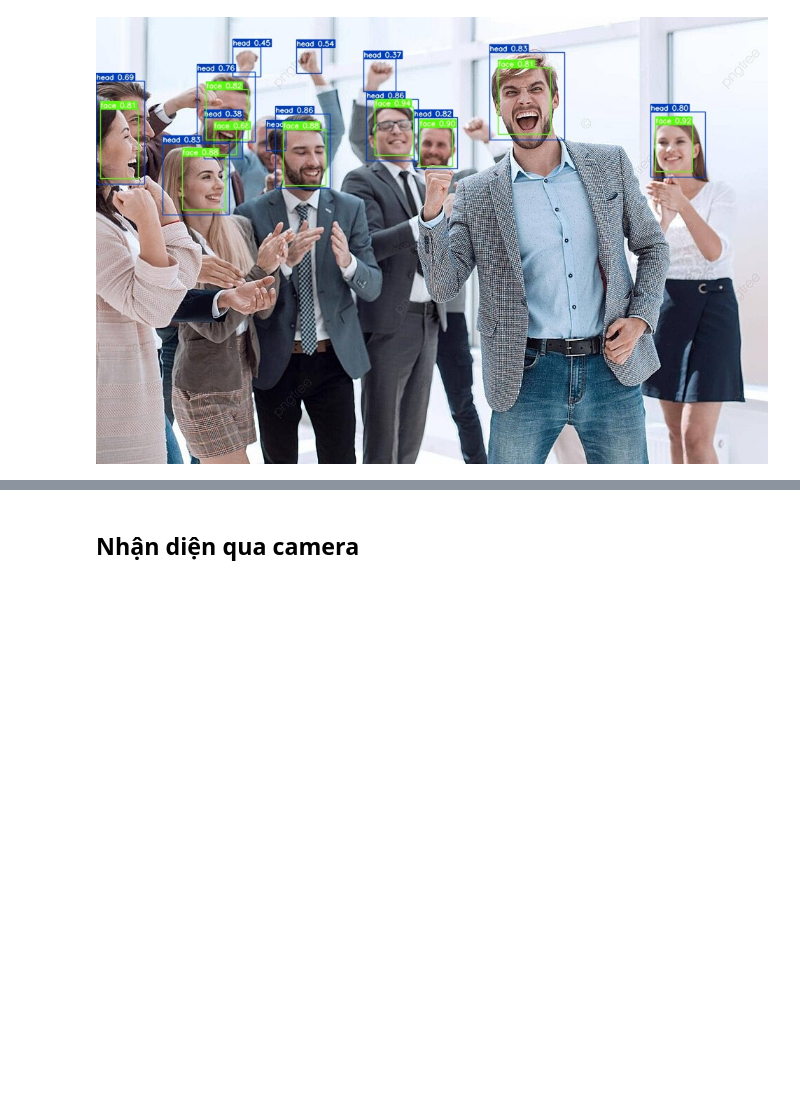
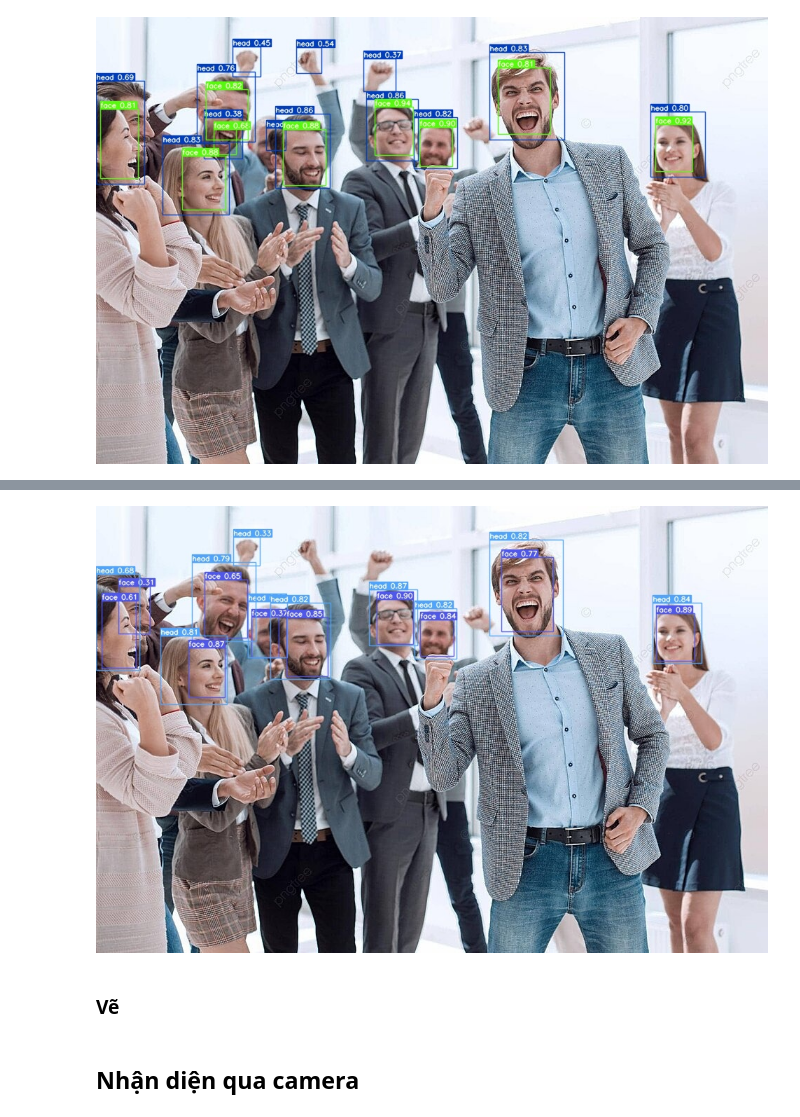
Before and after one commit to THPhuc2/Detection_Head_Face_Using_Yolo_v7, a Jupyter notebook: detect_face_head_using_Yolo_v7.ipynb, the cells around one changed output, grey strips where cells are left out. Saved outputs shown, nothing was run; the diff lists cells and outputs as text; code cells hidden in the pictures; blank space fills up the shorter version.

```diff
--- a/detect_face_head_using_Yolo_v7.ipynb
+++ b/detect_face_head_using_Yolo_v7.ipynb
@@ -389,3 +339,11 @@ cv2_imshow(img0)
+# %%
+# show image after train Yolo v7 in dataset scut_headface -- Lỗi do train chưa tốt nên nhận diện tay là cái Head (khắc phục nếu có thể train thêm)
+from IPython.display import Image, display
+display(Image(filename="/content/drive/MyDrive/code/Project/face_head_detection_using_Yolo_v7/yolov7/runs/detect/exp9/test_4.jpg"))
+# %% [output]
+[figure, added]
+# %% [markdown]
+### Vẽ
 # %% [markdown]
 ## Nhận diện qua camera
 # %%
```
Also changed, not shown: parts of 21 cells of this notebook.
